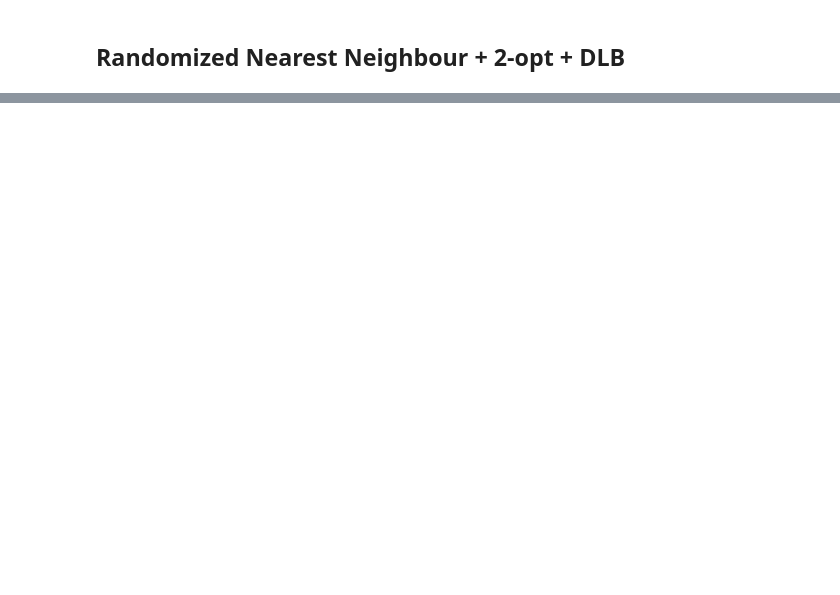
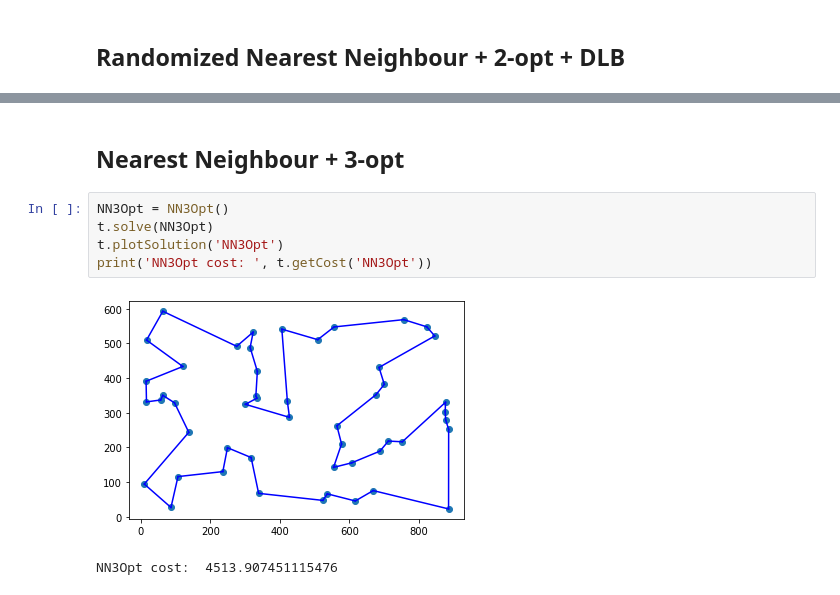
Before and after one commit to L4plac3/localsearch_tsp, a Jupyter notebook: code/test.ipynb, the cells around one changed output, grey strips where cells are left out. Drawn from its saved outputs; the diff is of its cells as text; blank space fills up the shorter version.

Commit message:
Added 3-opt solver

```diff
--- a/code/test.ipynb
+++ b/code/test.ipynb
@@ -113,3 +96,13 @@ RNN2OptDLB cost:  86559.63108901857
+# %% [markdown]
+## Nearest Neighbour + 3-opt
+# %%
+NN3Opt = NN3Opt()
+t.solve(NN3Opt)
+t.plotSolution('NN3Opt')
+print('NN3Opt cost: ', t.getCost('NN3Opt'))
+# %% [output]
+[figure, added]
+NN3Opt cost:  4513.907451115476
 # %%
 t.printResults()
 # %% [output]
```
Also changed, not shown: parts of 13 cells of this notebook, 1 other file.
